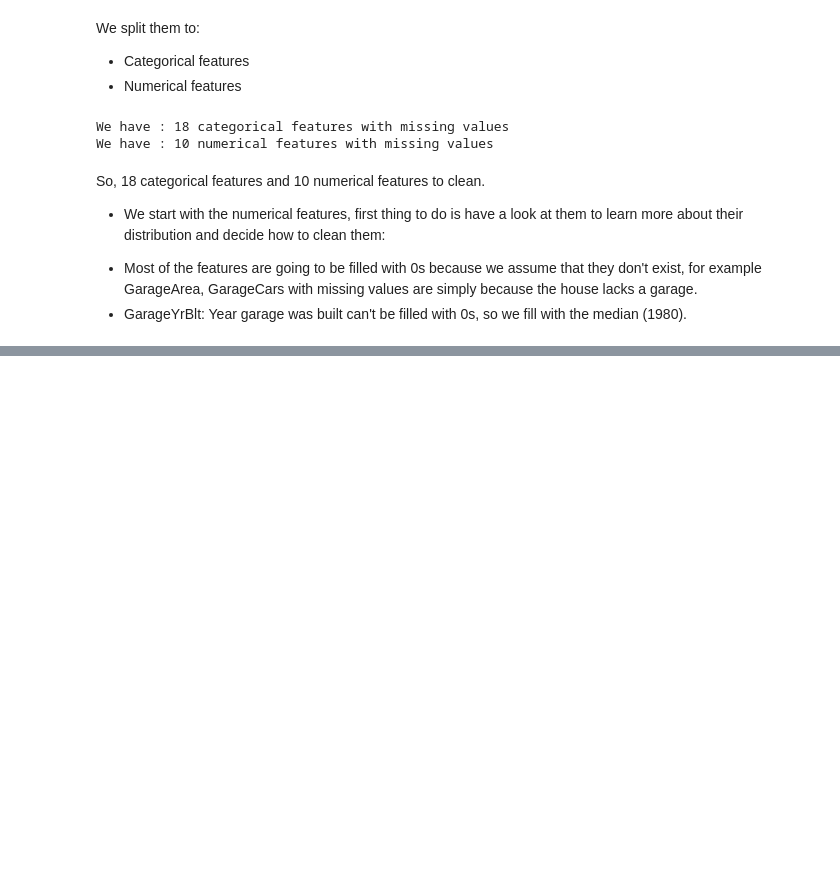
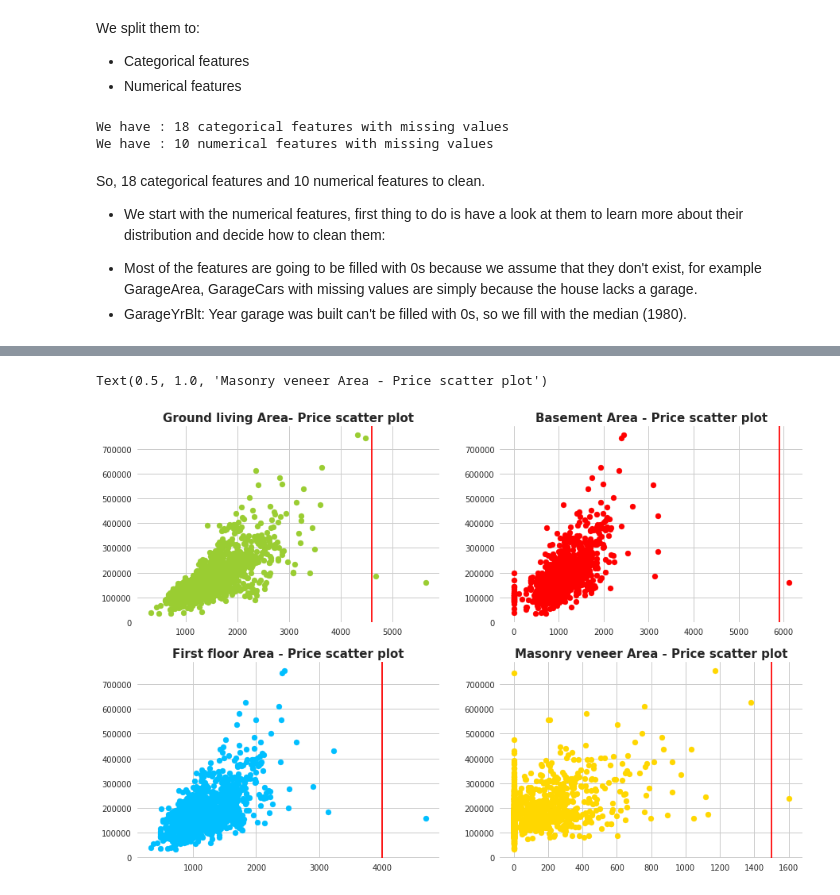
Before and after one commit to JPLAVALLEY/kaggle, a Jupyter notebook: Housing_Prices_Model_Ver3.ipynb, the cells around one changed output, grey strips where cells are left out. Saved outputs shown, nothing was run; the diff lists cells and outputs as text; code cells hidden in the pictures; blank space fills up the shorter version.

```diff
--- a/Housing_Prices_Model_Ver3.ipynb
+++ b/Housing_Prices_Model_Ver3.ipynb
@@ -227,0 +328,24 @@ c['GarageYrBlt']=c["GarageYrBlt"].fillna(1980)
+# %%
+fig = plt.figure(figsize=(15,10))
+ax1 = plt.subplot2grid((2,2),(0,0))
+plt.scatter(x=a['GrLivArea'], y=a['SalePrice'], color=('yellowgreen'))
+plt.axvline(x=4600, color='r', linestyle='-')
+plt.title('Ground living Area- Price scatter plot', fontsize=15, weight='bold' )
+
+ax1 = plt.subplot2grid((2,2),(0,1))
+plt.scatter(x=a['TotalBsmtSF'], y=a['SalePrice'], color=('red'))
+plt.axvline(x=5900, color='r', linestyle='-')
+plt.title('Basement Area - Price scatter plot', fontsize=15, weight='bold' )
+
+ax1 = plt.subplot2grid((2,2),(1,0))
+plt.scatter(x=a['1stFlrSF'], y=a['SalePrice'], color=('deepskyblue'))
+plt.axvline(x=4000, color='r', linestyle='-')
+plt.title('First floor Area - Price scatter plot', fontsize=15, weight='bold' )
+
+ax1 = plt.subplot2grid((2,2),(1,1))
+plt.scatter(x=a['MasVnrArea'], y=a['SalePrice'], color=('gold'))
+plt.axvline(x=1500, color='r', linestyle='-')
+plt.title('Masonry veneer Area - Price scatter plot', fontsize=15, weight='bold' )
+# %% [output]
+Text(0.5, 1.0, 'Masonry veneer Area - Price scatter plot')
+[figure, added]
```
Also changed, not shown: parts of 87 cells of this notebook.
